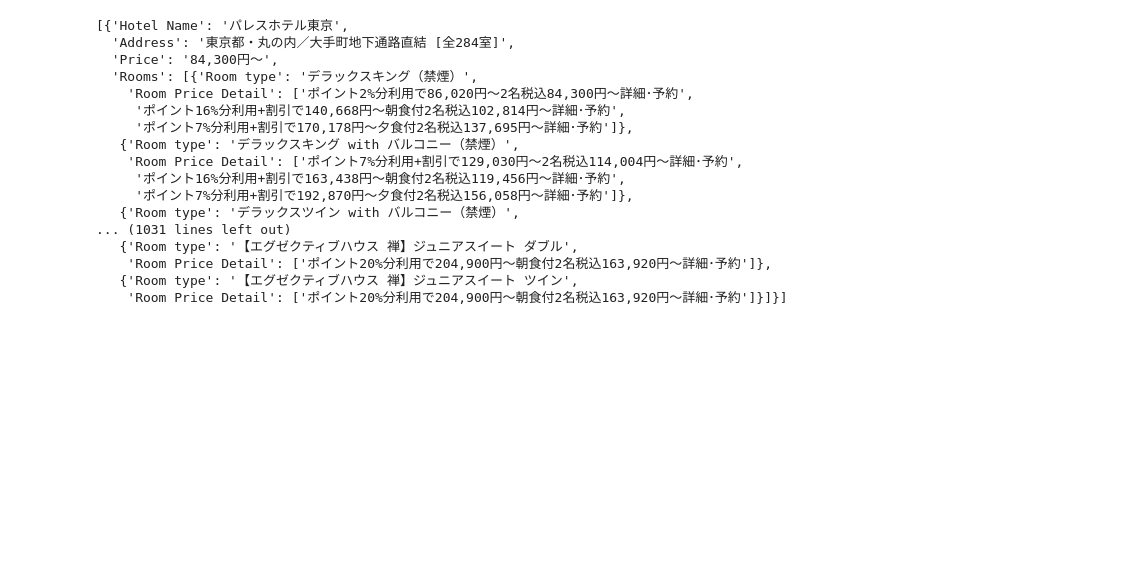
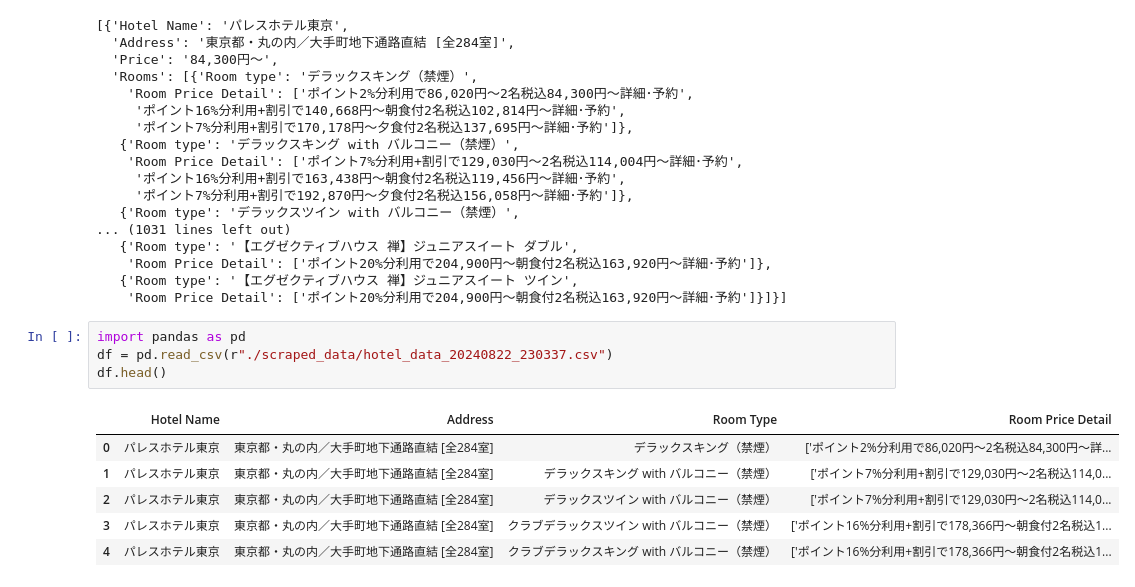
Before and after one commit to Atomic-man007/OTA_Scraper, a Jupyter notebook: kabuk_assesment/ikyu/ikyu.ipynb, the cells around one changed output. Cells and saved outputs as stored; diff of their text form; blank space fills up the shorter version.

Commit message:
Data processing

```diff
--- a/kabuk_assesment/ikyu/ikyu.ipynb
+++ b/kabuk_assesment/ikyu/ikyu.ipynb
@@ -275,3 +274,14 @@ hotels
     'Room Price Detail': ['ポイント20%分利用で204,900円～朝食付2名税込163,920円～詳細･予約']},
    {'Room type': '【エグゼクティブハウス 禅】ジュニアスイート ツイン',
     'Room Price Detail': ['ポイント20%分利用で204,900円～朝食付2名税込163,920円～詳細･予約']}]}]
+# %%
+import pandas as pd
+df = pd.read_csv(r"./scraped_data/hotel_data_20240822_230337.csv")
+df.head()
+# %% [output]
+|  | Hotel Name | Address | Room Type | Room Price Detail |
+| 0 | パレスホテル東京 | 東京都・丸の内／大手町地下通路直結 [全284室] | デラックスキング（禁煙） | ['ポイント2%分利用で86,020円～2名税込84,300円～詳... |
+| 1 | パレスホテル東京 | 東京都・丸の内／大手町地下通路直結 [全284室] | デラックスキング with バルコニー（禁煙） | ['ポイント7%分利用+割引で129,030円～2名税込114,0... |
+| 2 | パレスホテル東京 | 東京都・丸の内／大手町地下通路直結 [全284室] | デラックスツイン with バルコニー（禁煙） | ['ポイント7%分利用+割引で129,030円～2名税込114,0... |
+| 3 | パレスホテル東京 | 東京都・丸の内／大手町地下通路直結 [全284室] | クラブデラックスツイン with バルコニー（禁煙） | ['ポイント16%分利用+割引で178,366円～朝食付2名税込1... |
+| 4 | パレスホテル東京 | 東京都・丸の内／大手町地下通路直結 [全284室] | クラブデラックスキング with バルコニー（禁煙） | ['ポイント16%分利用+割引で178,366円～朝食付2名税込1... |
```
Also changed, not shown: parts of 3 cells of this notebook, 2 other files.
